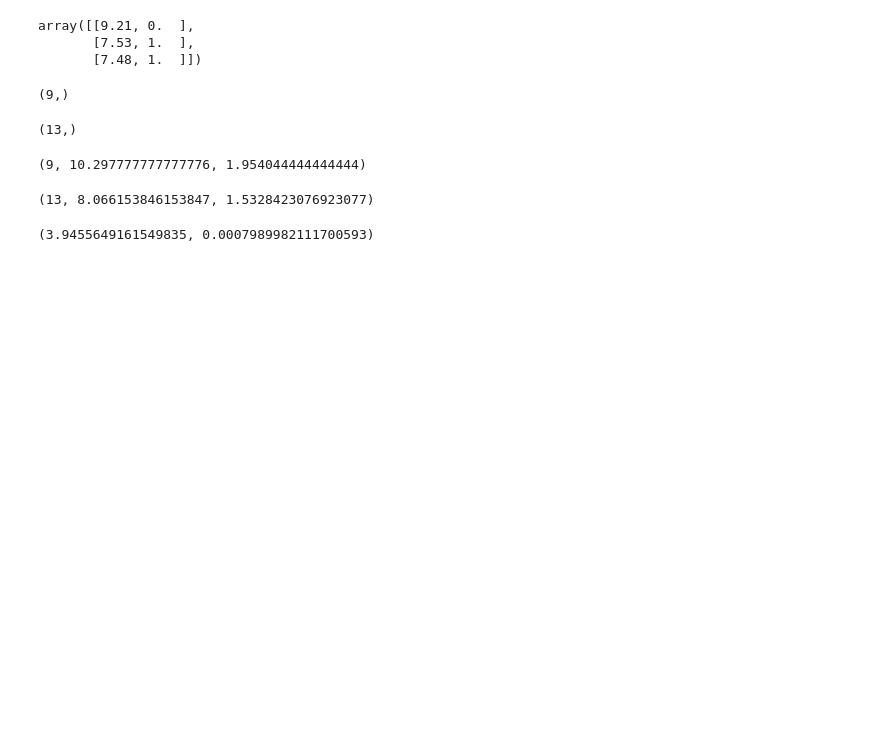
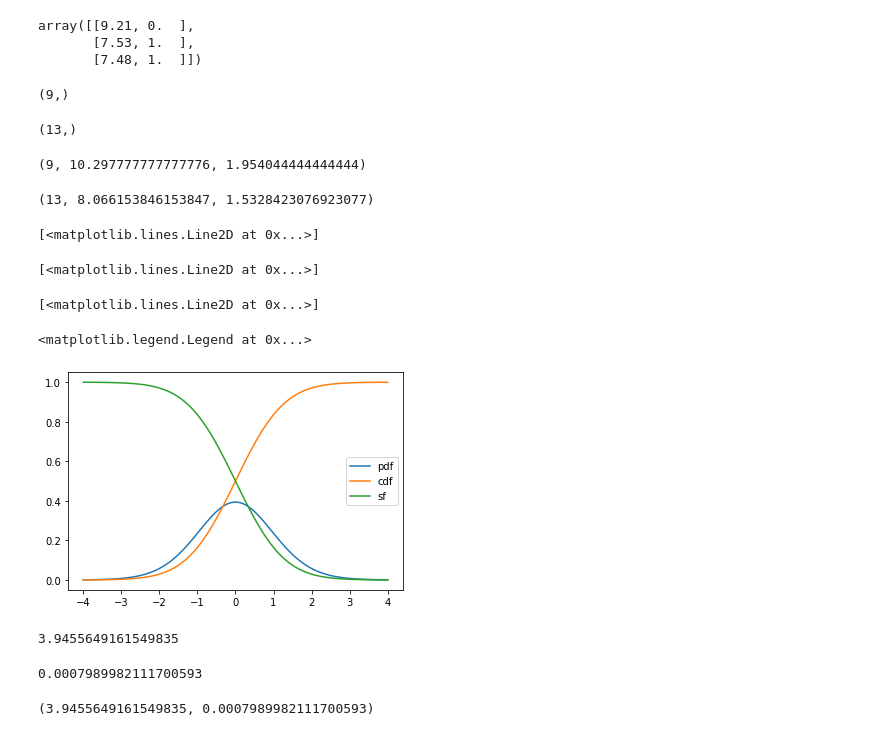
Before and after one commit to longfengpili/statsintro_python, a Jupyter notebook: 第八章数值型数据的均值检验.ipynb, the cells around one changed output. Cells and saved outputs as stored; diff of their text form; code cells hidden in the pictures; blank space fills up the shorter version.

```diff
--- a/第八章数值型数据的均值检验.ipynb
+++ b/第八章数值型数据的均值检验.ipynb
@@ -195,6 +197,31 @@ g2_n, g2_mean, g2_var
 # %% [output]
 (9, 10.297777777777776, 1.954044444444444)
 (13, 8.066153846153847, 1.5328423076923077)
+# %%
+td = st.t(g1_n + g2_n - 2)
+x = np.linspace(-4, 4, 100)
+y1 = td.pdf(x) #概率密度函数
+y2 = td.cdf(x) #累计分布函数
+y3 = td.sf(x) #生存函数
+y4 = td.ppf(x) #百分点函数
+y5 = td.isf(x) #逆生存函数
+plt.plot(x, y1, label='pdf')
+plt.plot(x, y2, label='cdf')
+plt.plot(x, y3, label='sf')
+plt.legend()
+# %% [output]
+[<matplotlib.lines.Line2D at 0x...>]
+[<matplotlib.lines.Line2D at 0x...>]
+[<matplotlib.lines.Line2D at 0x...>]
+<matplotlib.legend.Legend at 0x...>
+[figure, added]
+# %%
+tval = (g1_mean - g2_mean) / (((g1_n - 1) * g1_var + (g2_n - 1) * g2_var) / (g1_n + g2_n - 2) * (1 / g1_n + 1 / g2_n)) ** (1 / 2)
+tval
+td.sf(tval) * 2
+# %% [output]
+3.9455649161549835
+0.0007989982111700593
 # %%
 t_statistic, p_value = st.ttest_ind(group1, group2)
 t_statistic, p_value
```
Also changed, not shown: parts of 10 cells of this notebook.
